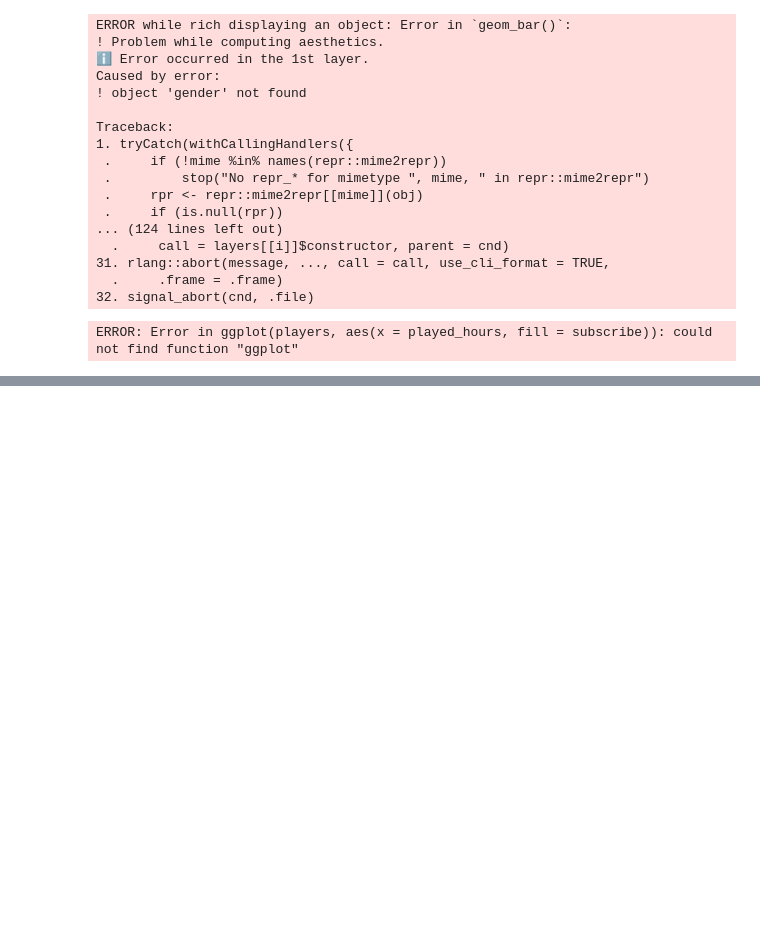
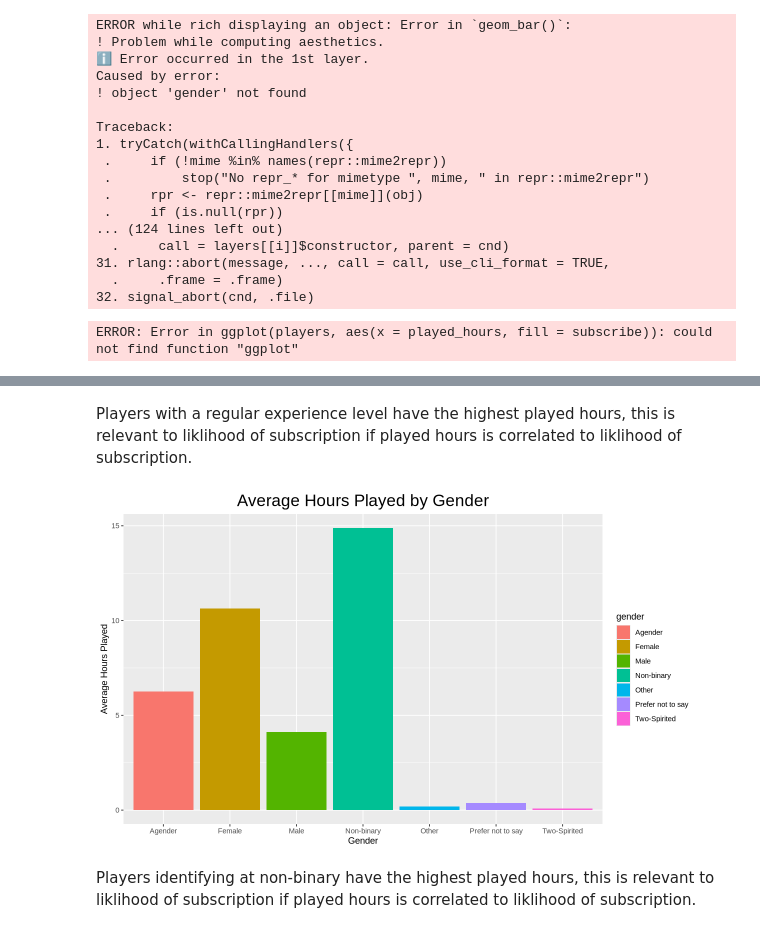
Before and after one commit to vyang06/DSCI-100-Final-Report-008-31, a Jupyter notebook: Project_Final_Report_008_31.ipynb, the cells around one changed output, grey strips where cells are left out. Saved outputs shown, nothing was run; the diff lists cells and outputs as text; code cells hidden in the pictures; blank space fills up the shorter version.

```diff
--- a/Project_Final_Report_008_31.ipynb
+++ b/Project_Final_Report_008_31.ipynb
@@ -215,0 +243,19 @@ ERROR: Error in ggplot(players, aes(x = played_hours, fill = subscribe)): could
+# %% [markdown]
+Players with a regular experience level have the highest played hours, this is relevant to liklihood of subscription if played hours is correlated to liklihood of subscription.
+# %%
+#relationship between gender and played hours
+options(repr.plot.width = 10, repr.plot.height = 6)
+gender_vs_played_hours_plot <- players_for_viz |>
+                                group_by(gender) |>
+                                summarize(mean_hours = mean(played_hours, na.rm = TRUE)) |>
+                                ggplot(aes(x = gender, y = mean_hours, fill = gender)) +
+                                geom_col() +
+                                labs(title = "Average Hours Played by Gender",
+                                x = "Gender",
+                                y = "Average Hours Played") +
+                                theme(plot.title = element_text(hjust = 0.5, size = 20))
+gender_vs_played_hours_plot
+# %% [output]
+[figure, added]
+# %% [markdown]
+Players identifying at non-binary have the highest played hours, this is relevant to liklihood of subscription if played hours is correlated to liklihood of subscription.
```
Also changed, not shown: parts of 1 cell of this notebook.
